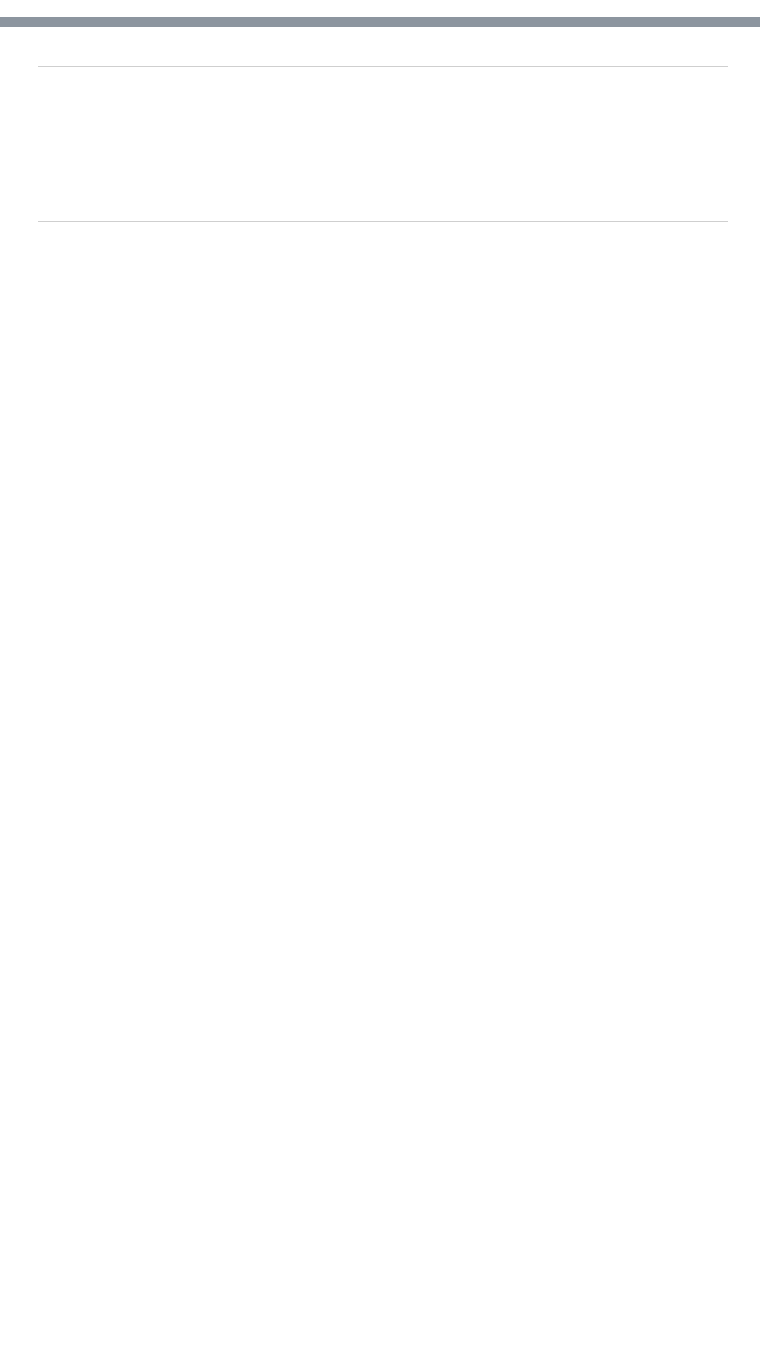
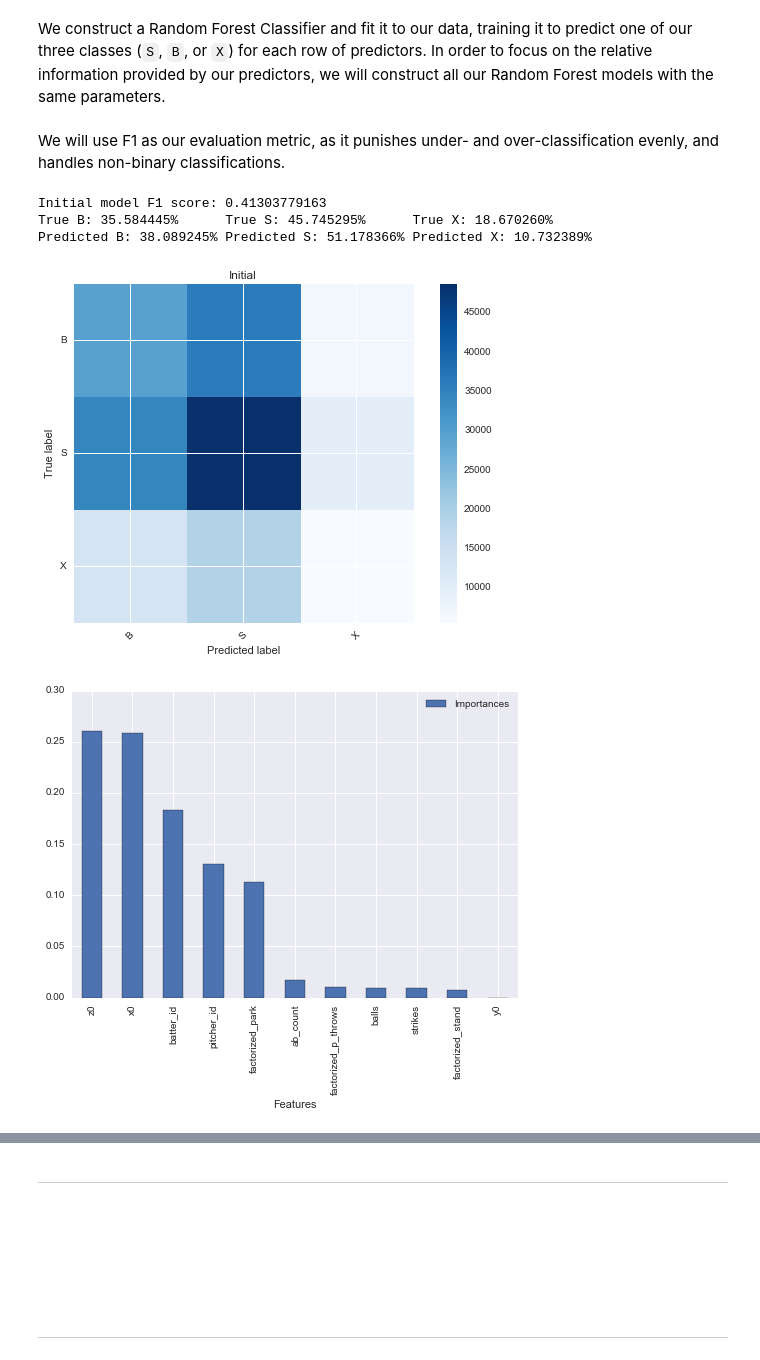
Before and after one commit to swizzard/GA-DAT-38-HW, a Jupyter notebook: final-project/modeling-performance/modeling-performance.ipynb, the cells around one changed output, grey strips where cells are left out. Drawn from its saved outputs; the diff is of its cells as text; code cells hidden in the pictures; blank space fills up the shorter version.

```diff
--- a/final-project/modeling-performance/modeling-performance.ipynb
+++ b/final-project/modeling-performance/modeling-performance.ipynb
@@ -176,0 +71,2 @@ cross_val_score(mb, preds, type_b_2010, scoring='roc_auc').mean()
+# %%
+raw_train = pd.concat(util.read_brooks(year) for year in xrange(2010, 2015))
@@ -176,0 +84,6 @@ cross_val_score(mb, preds, type_b_2010, scoring='roc_auc').mean()
+# %%
+train = util.pad_training(raw_train)
+pad_X = util.pct_of(train.type, 'X')
+pad_S = util.pct_of(train.type, 'S')
+pad_B = util.pct_of(train.type, 'B')
+print '% X: {:.02%}\n% S: {:.02%}\n% B: {:.02%}'.format(pad_X, pad_S, pad_B)
@@ -176,0 +107,16 @@ cross_val_score(mb, preds, type_b_2010, scoring='roc_auc').mean()
+# %%
+initial_cols = ['ab_count', 'pitcher_id', 'batter_id', 'factorized_stand', 'strikes', 'balls', 'factorized_p_throws', 'x0', 'y0', 'z0', 'factorized_park']
+# %% [markdown]
+We construct a Random Forest Classifier and fit it to our data, training it to predict one of our three classes (`S`, `B`, or `X`) for each row of predictors. In order to focus on the relative information provided by our predictors, we will construct all our Random Forest models with the same parameters.
+# %%
+m_kwargs = {'n_estimators': 40, 'min_samples_split': 1, 'min_samples_leaf': 1, 'class_weight': 'balanced_subsample', 'n_jobs': -1}
+# %% [markdown]
+We will use F1 as our evaluation metric, as it punishes under- and over-classification evenly, and handles non-binary classifications.
+# %%
+initial_model, initial_preds = util.train_and_plot(RandomForestClassifier, train, test, initial_cols, 'Initial', **m_kwargs)
+# %% [output]
+Initial model F1 score: 0.41303779163
+True B: 35.584445%      True S: 45.745295%      True X: 18.670260%
+Predicted B: 38.089245% Predicted S: 51.178366% Predicted X: 10.732389%
+[figure, added]
+[figure, added]
```
Also changed, not shown: parts of 75 cells of this notebook, 1 other file.
